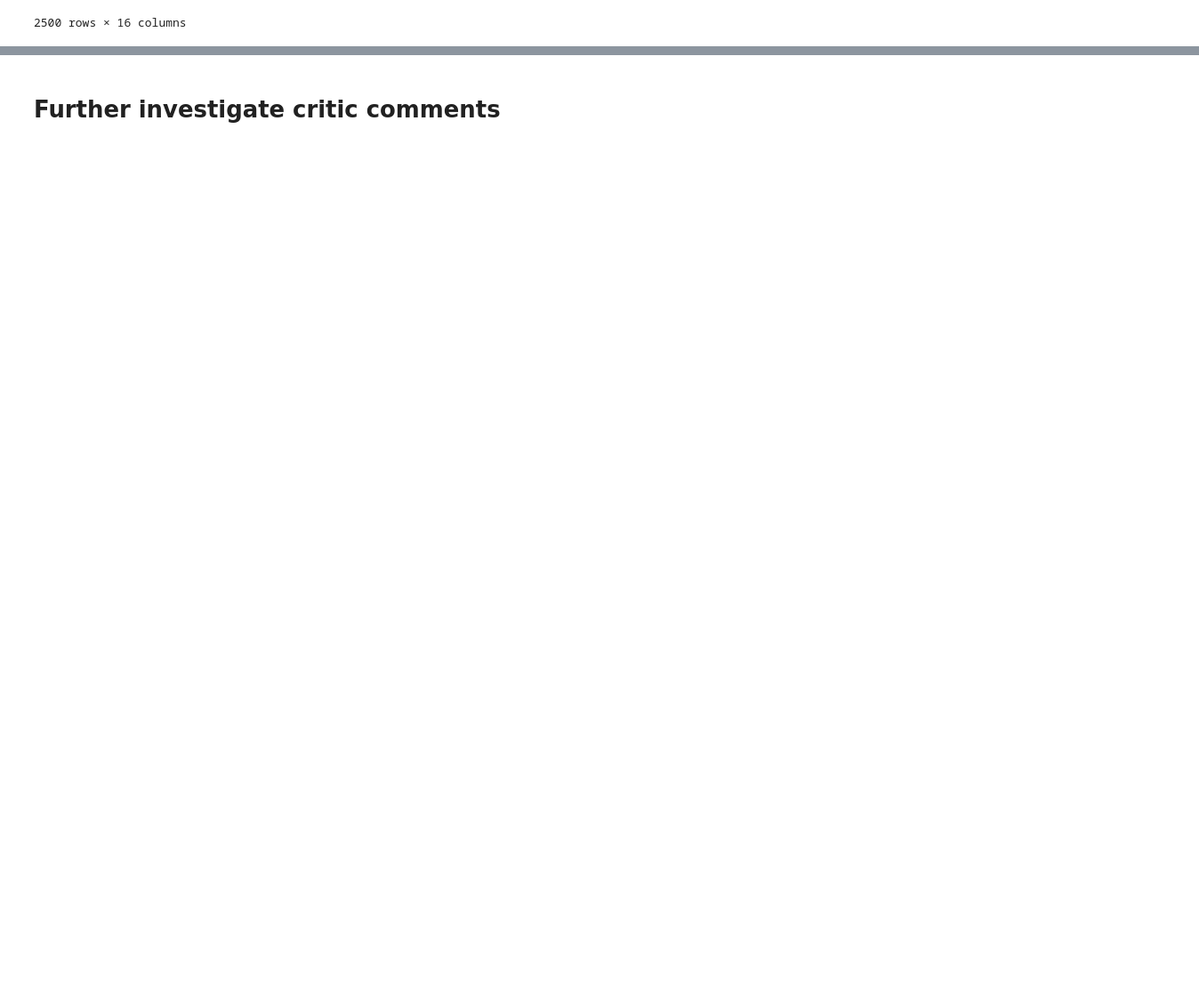
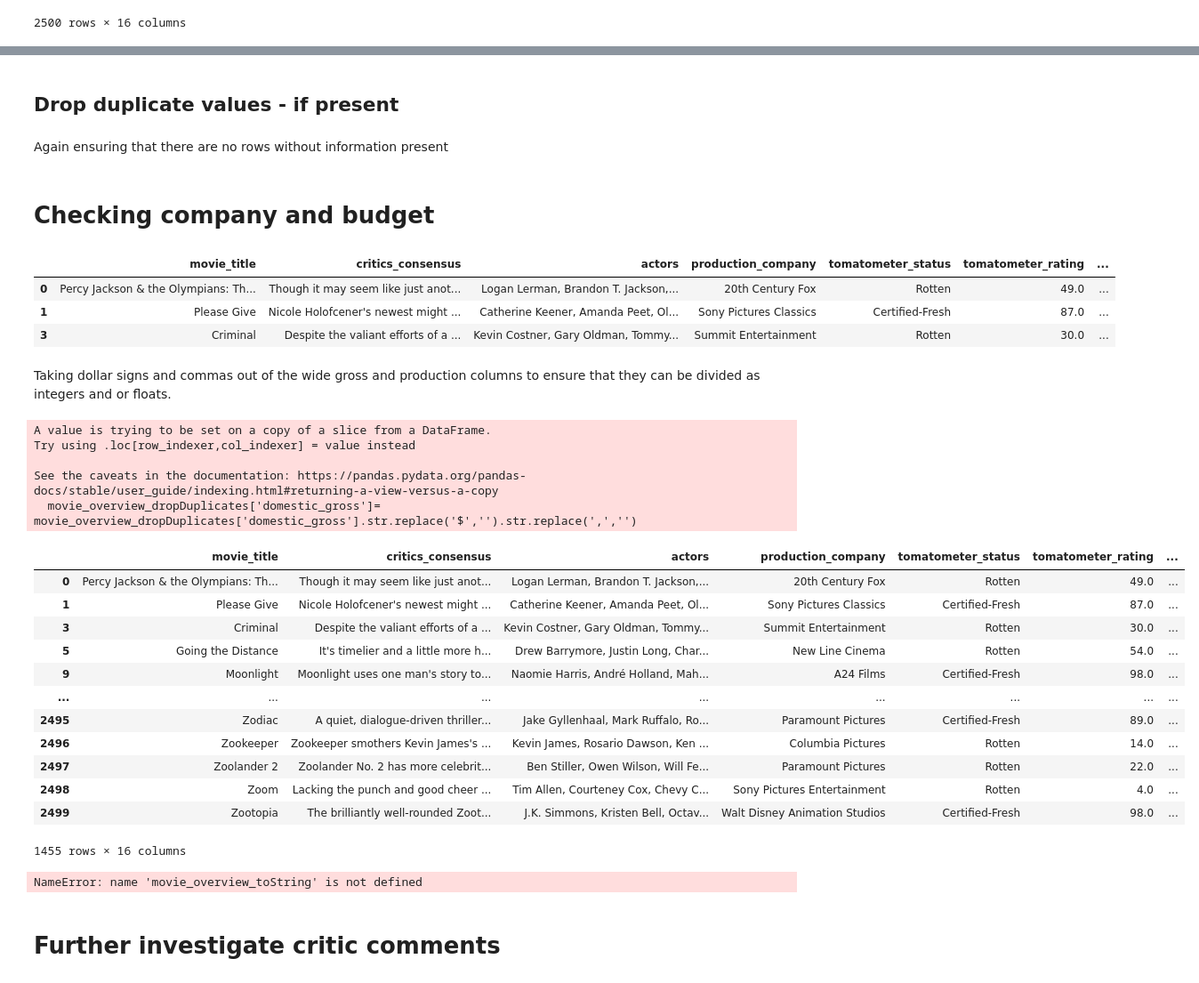
Before and after one commit to jchandleroneal/microsoft-movie-analysis, a Jupyter notebook: movie_analysis.ipynb, the cells around one changed output, grey strips where cells are left out. Shown: that part at 89% size. Cells and saved outputs as stored; diff of their text form; code cells hidden in the pictures; blank space fills up the shorter version.

```diff
--- a/movie_analysis.ipynb
+++ b/movie_analysis.ipynb
@@ -98,0 +184,6 @@ movie_overview_dropNull
+# %% [markdown]
+## Drop duplicate values - if present
+# %%
+movie_overview_dropDuplicates = movie_overview_dropNull.drop_duplicates(subset=['movie_title'], keep='last')
+# %% [markdown]
+Again ensuring that there are no rows without information present
@@ -99,3 +192,40 @@ movie_overview_dropNull
+# %% [markdown]
+# Checking company and budget
+# %%
+movie_overview_dropDuplicates.head(3)
+# %% [output]
+|  | movie_title | critics_consensus | actors | production_company | tomatometer_status | tomatometer_rating | ... |
+| 0 | Percy Jackson & the Olympians: Th... | Though it may seem like just anot... | Logan Lerman, Brandon T. Jackson,... | 20th Century Fox | Rotten | 49.0 | ... |
+| 1 | Please Give | Nicole Holofcener's newest might ... | Catherine Keener, Amanda Peet, Ol... | Sony Pictures Classics | Certified-Fresh | 87.0 | ... |
+| 3 | Criminal | Despite the valiant efforts of a ... | Kevin Costner, Gary Oldman, Tommy... | Summit Entertainment | Rotten | 30.0 | ... |
+# %% [markdown]
+Taking dollar signs and commas out of the wide gross and production columns to ensure that they can be divided as integers and or floats.
+# %%
+movie_overview_dropDuplicates['domestic_gross']= movie_overview_dropDuplicates['domestic_gross'].str.replace('$','').str.replace(',','')
+movie_overview_dropDuplicates
+# %% [output]
+A value is trying to be set on a copy of a slice from a DataFrame.
+Try using .loc[row_indexer,col_indexer] = value instead
+
+See the caveats in the documentation: https://pandas.pydata.org/pandas-docs/stable/user_guide/indexing.html#returning-a-view-versus-a-copy
+  movie_overview_dropDuplicates['domestic_gross']= movie_overview_dropDuplicates['domestic_gross'].str.replace('$','').str.replace(',','')
+|  | movie_title | critics_consensus | actors | production_company | tomatometer_status | tomatometer_rating | ... |
+| 0 | Percy Jackson & the Olympians: Th... | Though it may seem like just anot... | Logan Lerman, Brandon T. Jackson,... | 20th Century Fox | Rotten | 49.0 | ... |
+| 1 | Please Give | Nicole Holofcener's newest might ... | Catherine Keener, Amanda Peet, Ol... | Sony Pictures Classics | Certified-Fresh | 87.0 | ... |
+| 3 | Criminal | Despite the valiant efforts of a ... | Kevin Costner, Gary Oldman, Tommy... | Summit Entertainment | Rotten | 30.0 | ... |
+| 5 | Going the Distance | It's timelier and a little more h... | Drew Barrymore, Justin Long, Char... | New Line Cinema | Rotten | 54.0 | ... |
+| 9 | Moonlight | Moonlight uses one man's story to... | Naomie Harris, André Holland, Mah... | A24 Films | Certified-Fresh | 98.0 | ... |
+| ... | ... | ... | ... | ... | ... | ... | ... |
+| 2495 | Zodiac | A quiet, dialogue-driven thriller... | Jake Gyllenhaal, Mark Ruffalo, Ro... | Paramount Pictures | Certified-Fresh | 89.0 | ... |
+| 2496 | Zookeeper | Zookeeper smothers Kevin James's ... | Kevin James, Rosario Dawson, Ken ... | Columbia Pictures | Rotten | 14.0 | ... |
+| 2497 | Zoolander 2 | Zoolander No. 2 has more celebrit... | Ben Stiller, Owen Wilson, Will Fe... | Paramount Pictures | Rotten | 22.0 | ... |
+| 2498 | Zoom | Lacking the punch and good cheer ... | Tim Allen, Courteney Cox, Chevy C... | Sony Pictures Entertainment | Rotten | 4.0 | ... |
+| 2499 | Zootopia | The brilliantly well-rounded Zoot... | J.K. Simmons, Kristen Bell, Octav... | Walt Disney Animation Studios | Certified-Fresh | 98.0 | ... |
+1455 rows × 16 columns
+# %%
+movie_overview_toString
+# %% [output]
+NameError: name 'movie_overview_toString' is not defined
 # %% [markdown]
 # Further investigate critic comments
 # %%
```
Also changed, not shown: parts of 24 cells of this notebook.
